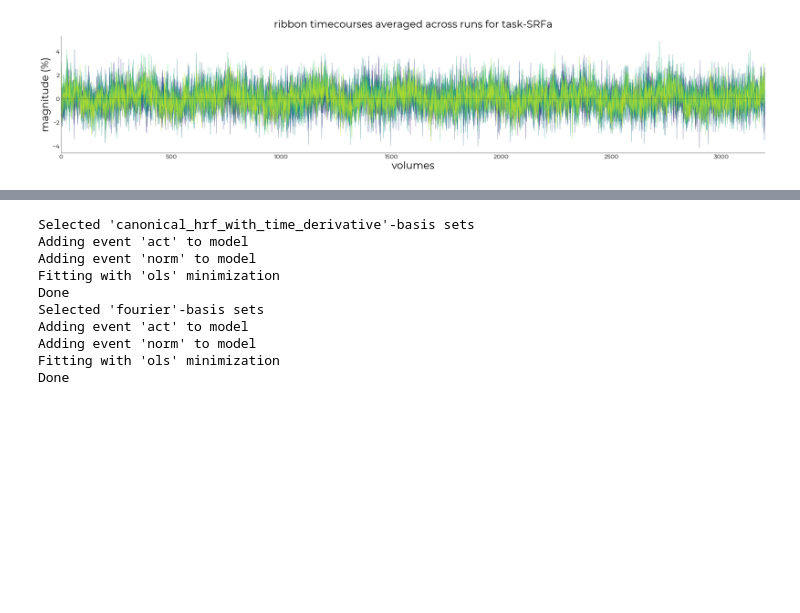
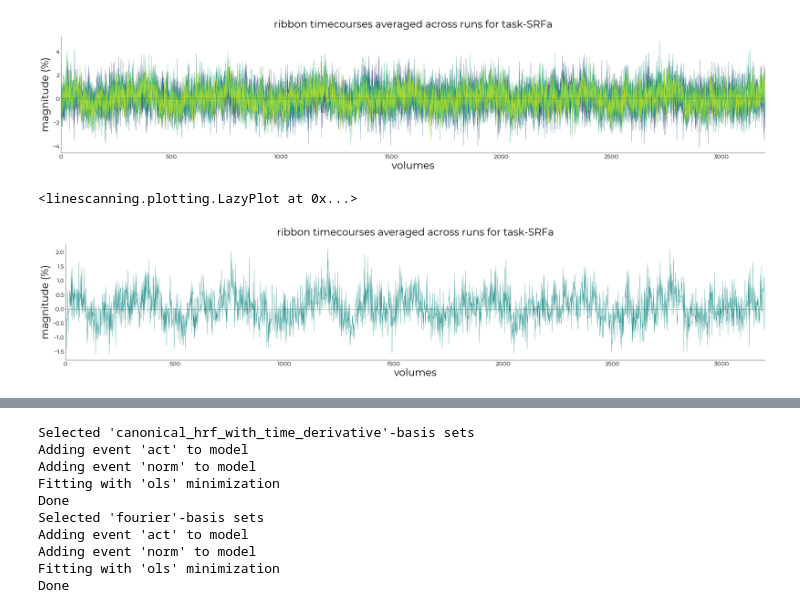
Before and after one commit to spinoza-centre/holeresponse, a Jupyter notebook: notebooks/srf_pilot.ipynb, the cells around one changed output, grey strips where cells are left out. Saved outputs shown, nothing was run; the diff lists cells and outputs as text; code cells hidden in the pictures; blank space fills up the shorter version.

```diff
--- a/notebooks/srf_pilot.ipynb
+++ b/notebooks/srf_pilot.ipynb
@@ -101,6 +155,26 @@ plotting.LazyPlot(
 # %% [output]
 <linescanning.plotting.LazyPlot at 0x...>
 [figure]
+# %%
+# select ribbon voxels
+df_ribbon_avg = pd.DataFrame(df_ribbon.mean(axis=1), columns=["average"])
+df_ribbon_avg
+
+# plot timecourses
+task1_avg = utils.select_from_df(df_ribbon_avg, expression="task = SRFa")
+
+plotting.LazyPlot(
+    list(task1_avg.T.to_numpy()),
+    x_label="volumes",
+    y_label="magnitude (%)",
+    font_size=24,
+    add_hline=0,
+    line_width=0.5,
+    title=f"ribbon timecourses averaged across runs for task-SRFa"
+)
+# %% [output]
+<linescanning.plotting.LazyPlot at 0x...>
+[figure, added]
 # %%
 # switch our task-ID for run-IDs so we can flop everything in nideconv
 renamed_func = []
```
Also changed, not shown: parts of 18 cells of this notebook.
